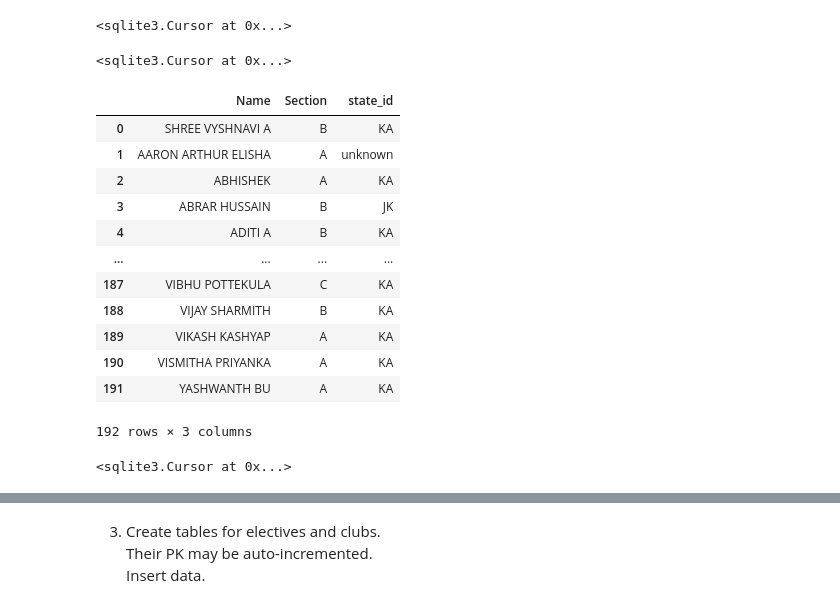
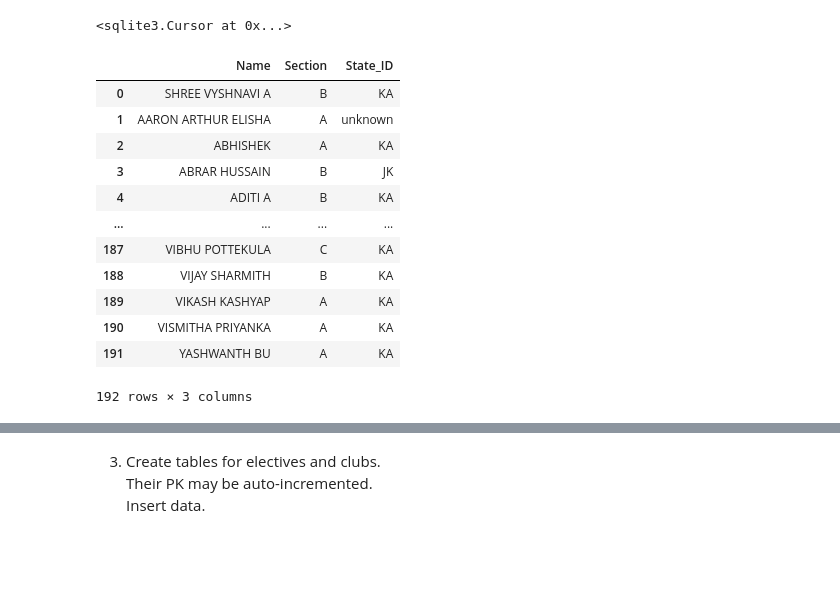
Before and after one commit to reethu039/DBMS, a Jupyter notebook: 0501_lab_reethurgt.ipynb, the cells around one changed output, grey strips where cells are left out. Cells and saved outputs as stored; diff of their text form; code cells hidden in the pictures; blank space fills up the shorter version.

```diff
--- a/0501_lab_reethurgt.ipynb
+++ b/0501_lab_reethurgt.ipynb
@@ -350,16 +605,8 @@ con.execute(query)
 con.commit()
-# %%
-sql = """
-    ALTER TABLE Students
-    RENAME COLUMN Home_State TO state_id;
-"""
-con.execute(sql)
-# %% [output]
-<sqlite3.Cursor at 0x...>
 # %%
-pd.read_sql("SELECT Name,Section,state_id FROM Students", con)
+pd.read_sql("SELECT Name, Section, State_ID FROM Students", con)
 # %% [output]
-|  | Name | Section | state_id |
+|  | Name | Section | State_ID |
 | 0 | SHREE VYSHNAVI A | B | KA |
 | 1 | AARON ARTHUR ELISHA | A | unknown |
 | 2 | ABHISHEK | A | KA |
@@ -383,10 +635,2 @@ con.execute(query)
 con.commit()
-# %%
-sql = """
-    ALTER TABLE Students
-    RENAME COLUMN Mother_Tongue TO Language_id;
-"""
-con.execute(sql)
-# %% [output]
-<sqlite3.Cursor at 0x...>
 # %%
```
Also changed, not shown: parts of 21 cells of this notebook, 1 other file.
